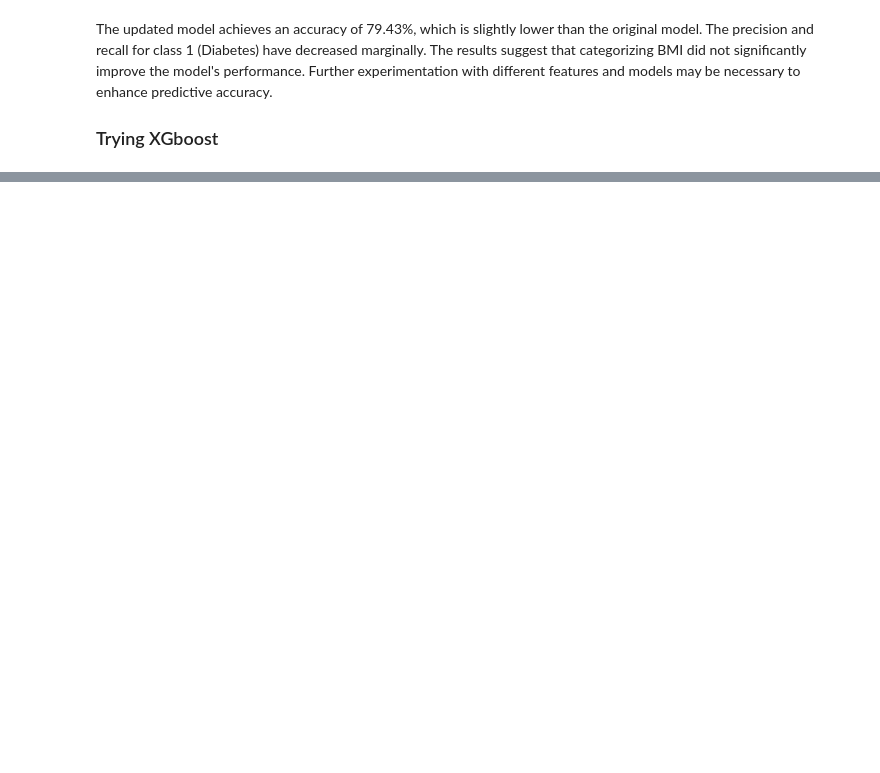
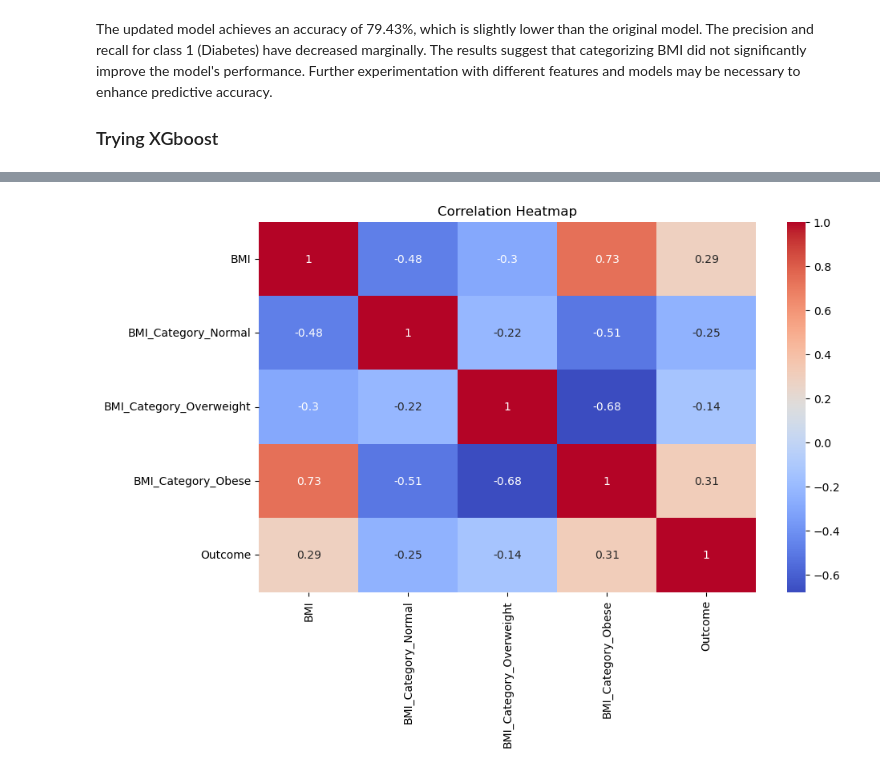
Before and after one commit to hugofitipaldi/kaggle, a Jupyter notebook: diabetes/diabetes_classification.ipynb, the cells around one changed output, grey strips where cells are left out. Saved outputs shown, nothing was run; the diff lists cells and outputs as text; code cells hidden in the pictures; blank space fills up the shorter version.

```diff
--- a/diabetes/diabetes_classification.ipynb
+++ b/diabetes/diabetes_classification.ipynb
@@ -229,0 +332,8 @@ accuracy: 0.815603
+# %%
+# Visualize correlations
+plt.figure(figsize=(10, 6))
+sns.heatmap(train_with_cat[['BMI', 'BMI_Category_Normal', 'BMI_Category_Overweight', 'BMI_Category_Obese', 'Outcome']].corr(), annot=True, cmap='coolwarm')
+plt.title("Correlation Heatmap")
+plt.show()
+# %% [output]
+[figure, added]
```
Also changed, not shown: parts of 13 cells of this notebook.
